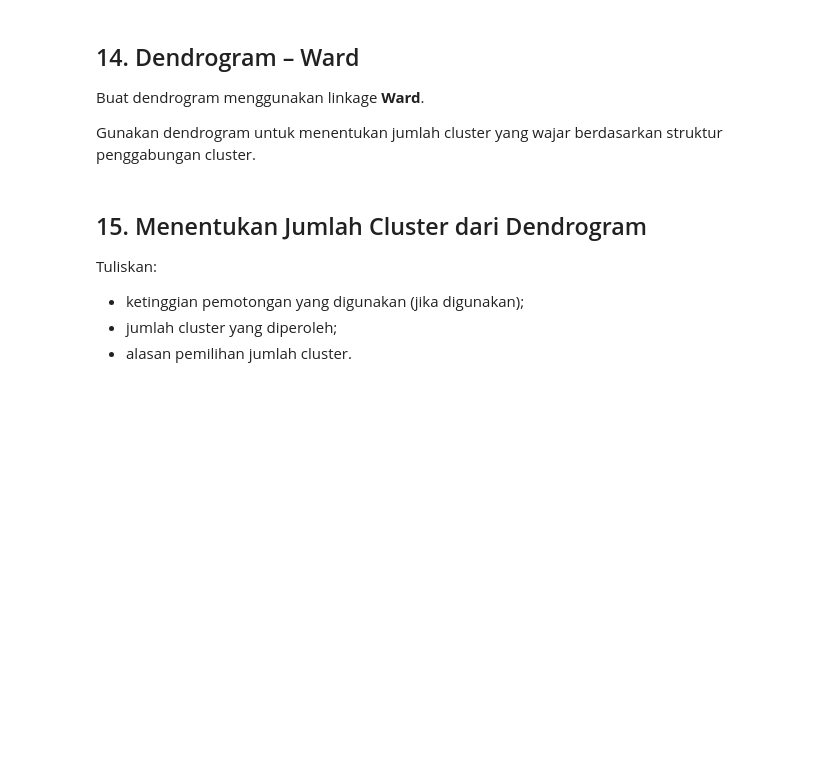
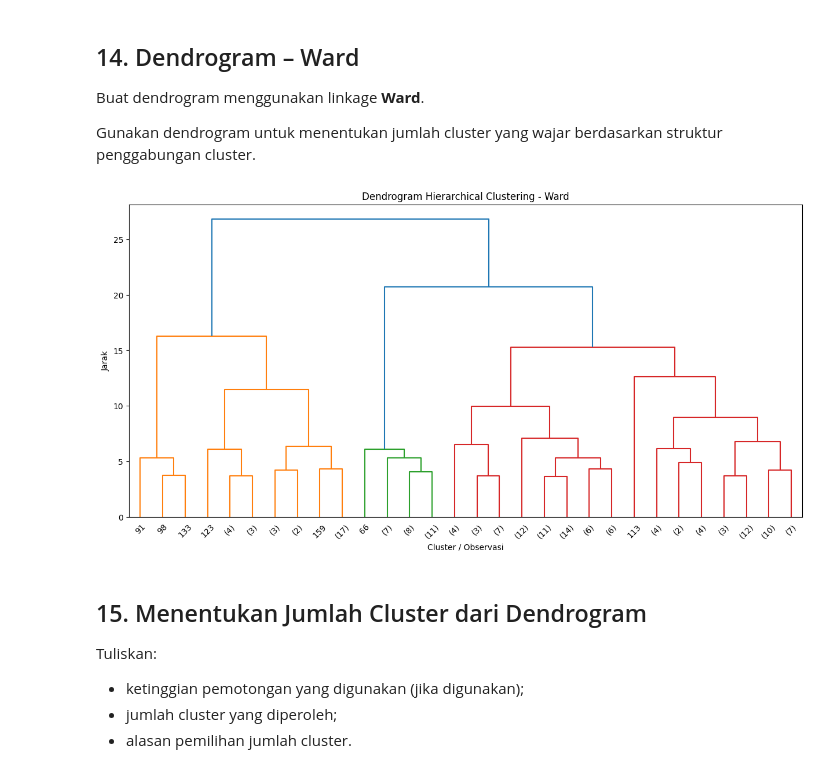
Before and after one commit to Renobelajar/prak-datascience-5, a Jupyter notebook: Template_Notebook_Latihan_KelasI.ipynb, the cells around one changed output. Cells and saved outputs as stored; diff of their text form; code cells hidden in the pictures; blank space fills up the shorter version.

```diff
--- a/Template_Notebook_Latihan_KelasI.ipynb
+++ b/Template_Notebook_Latihan_KelasI.ipynb
@@ -447,4 +447,22 @@ Coba beberapa linkage yang telah dipelajari:
 
 Gunakan jumlah cluster yang sama terlebih dahulu untuk melakukan perbandingan yang adil.
 # %%
-# TODO: Agglomerative Clustering untuk beberapa linkage
+from sklearn.cluster import AgglomerativeClustering
+
+linkages = ['ward', 'average', 'complete', 'single']
+
+hierarchical_results = {}
+
+for linkage_method in linkages:
+    model = AgglomerativeClustering(
+        n_clusters=4,
+        linkage=linkage_method
+    )
+
+    labels = model.fit_predict(X_scaled)
+
+    hierarchical_results[linkage_method] = labels
+
+print("Agglomerative clustering selesai untuk:")
+for linkage_method in linkages:
+    print("-", linkage_method)
@@ -467,7 +506,24 @@ Buat dendrogram menggunakan linkage **Ward**.
 
 Gunakan dendrogram untuk menentukan jumlah cluster yang wajar berdasarkan struktur penggabungan cluster.
 # %%
-# TODO: Dendrogram Ward
+from scipy.cluster.hierarchy import linkage, dendrogram
+
+Z = linkage(X_scaled, method='ward')
+
+plt.figure(figsize=(15, 7))
+
+dendrogram(
+    Z,
+    truncate_mode='lastp',
+    p=30
+)
+
+plt.title('Dendrogram Hierarchical Clustering - Ward')
+plt.xlabel('Cluster / Observasi')
+plt.ylabel('Jarak')
+plt.show()
+# %% [output]
+[figure, added]
 # %% [markdown]
 ## 15. Menentukan Jumlah Cluster dari Dendrogram
 
```
Also changed, not shown: parts of 4 cells of this notebook.
